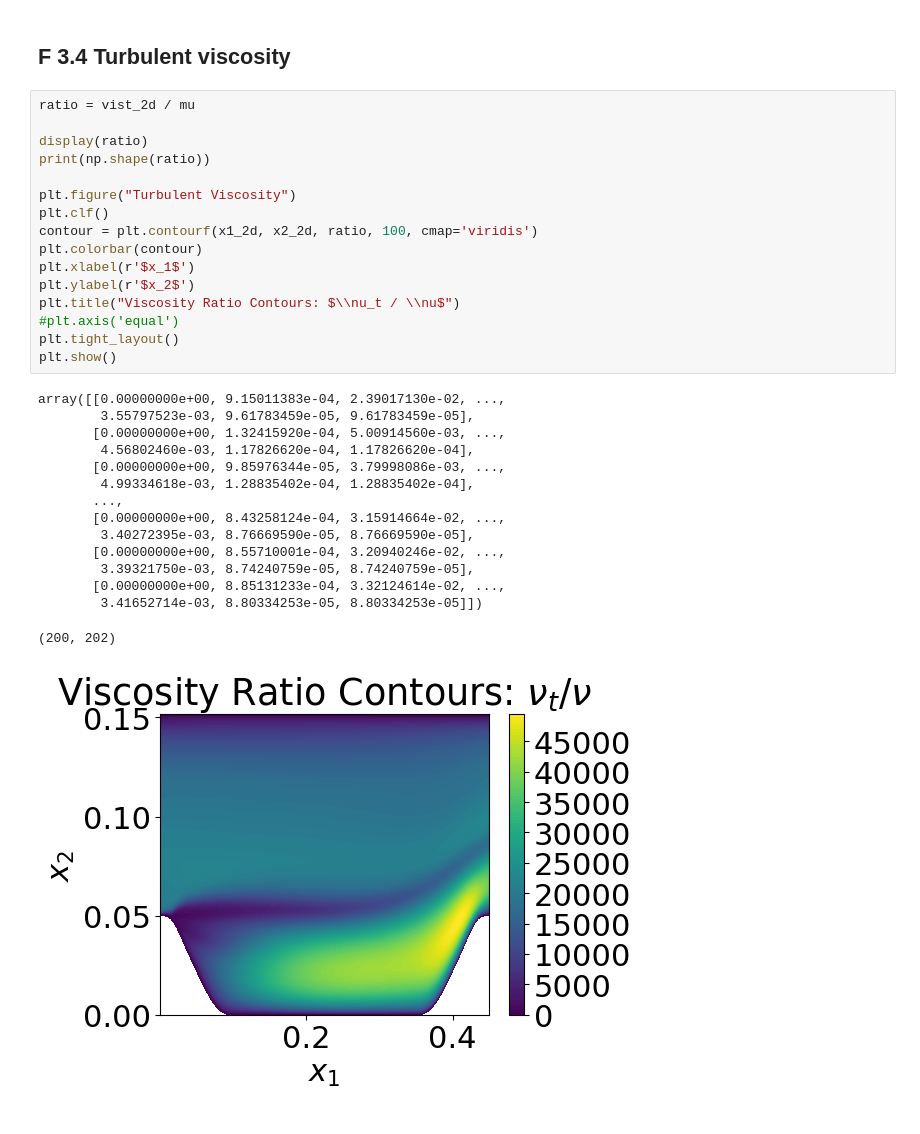
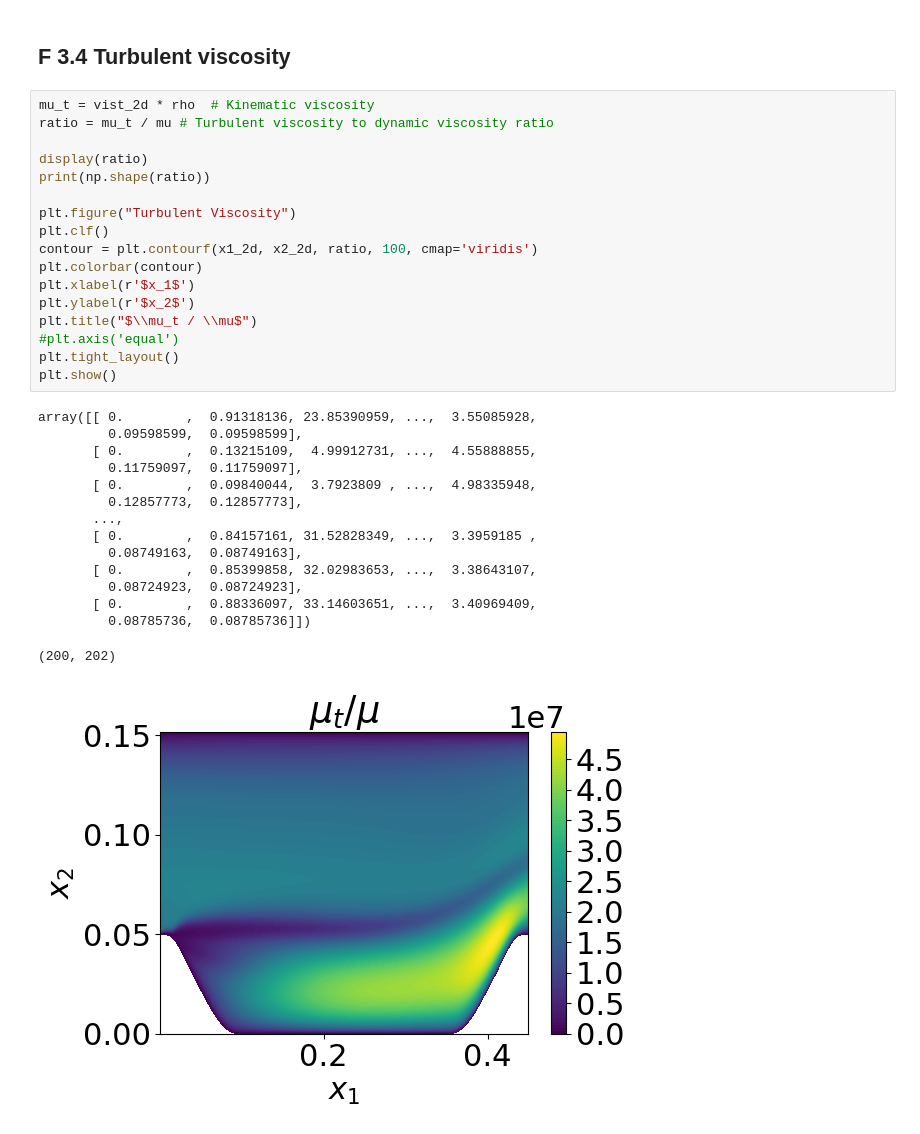
Before and after one commit to MartinStjernkvist/Applied-Mechanics, a Jupyter notebook: TME226/A2/Assignment_2.ipynb, the cells around one changed output. Cells and saved outputs as stored; diff of their text form.

```diff
--- a/TME226/A2/Assignment_2.ipynb
+++ b/TME226/A2/Assignment_2.ipynb
@@ -262,35 +255,36 @@ i = 8 Max vorticity at i = 981.2270098312783
 # %% [markdown]
 ## F 3.4 Turbulent viscosity
 # %%
-ratio = vist_2d / mu
+mu_t = vist_2d * rho  # Kinematic viscosity
+ratio = mu_t / mu # Turbulent viscosity to dynamic viscosity ratio
 
 display(ratio)
 print(np.shape(ratio))
 
 plt.figure("Turbulent Viscosity")
 plt.clf()
 contour = plt.contourf(x1_2d, x2_2d, ratio, 100, cmap='viridis')
 plt.colorbar(contour)
 plt.xlabel(r'$x_1$')
 plt.ylabel(r'$x_2$')
-plt.title("Viscosity Ratio Contours: $\\nu_t / \\nu$")
+plt.title("$\\mu_t / \\mu$")
 #plt.axis('equal')
 plt.tight_layout()
 plt.show()
 # %% [output]
-array([[0.00000000e+00, 9.15011383e-04, 2.39017130e-02, ...,
-        3.55797523e-03, 9.61783459e-05, 9.61783459e-05],
-       [0.00000000e+00, 1.32415920e-04, 5.00914560e-03, ...,
-        4.56802460e-03, 1.17826620e-04, 1.17826620e-04],
-       [0.00000000e+00, 9.85976344e-05, 3.79998086e-03, ...,
-        4.99334618e-03, 1.28835402e-04, 1.28835402e-04],
+array([[ 0.        ,  0.91318136, 23.85390959, ...,  3.55085928,
+         0.09598599,  0.09598599],
+       [ 0.        ,  0.13215109,  4.99912731, ...,  4.55888855,
+         0.11759097,  0.11759097],
+       [ 0.        ,  0.09840044,  3.7923809 , ...,  4.98335948,
+         0.12857773,  0.12857773],
        ...,
-       [0.00000000e+00, 8.43258124e-04, 3.15914664e-02, ...,
-        3.40272395e-03, 8.76669590e-05, 8.76669590e-05],
-       [0.00000000e+00, 8.55710001e-04, 3.20940246e-02, ...,
-        3.39321750e-03, 8.74240759e-05, 8.74240759e-05],
-       [0.00000000e+00, 8.85131233e-04, 3.32124614e-02, ...,
-        3.41652714e-03, 8.80334253e-05, 8.80334253e-05]])
+       [ 0.        ,  0.84157161, 31.52828349, ...,  3.3959185 ,
+         0.08749163,  0.08749163],
+       [ 0.        ,  0.85399858, 32.02983653, ...,  3.38643107,
+         0.08724923,  0.08724923],
+       [ 0.        ,  0.88336097, 33.14603651, ...,  3.40969409,
+         0.08785736,  0.08785736]])
 (200, 202)
-[figure, old version]
+[figure, new version]
 # %%
```
Also changed, not shown: parts of 15 cells of this notebook, 2 other files.
